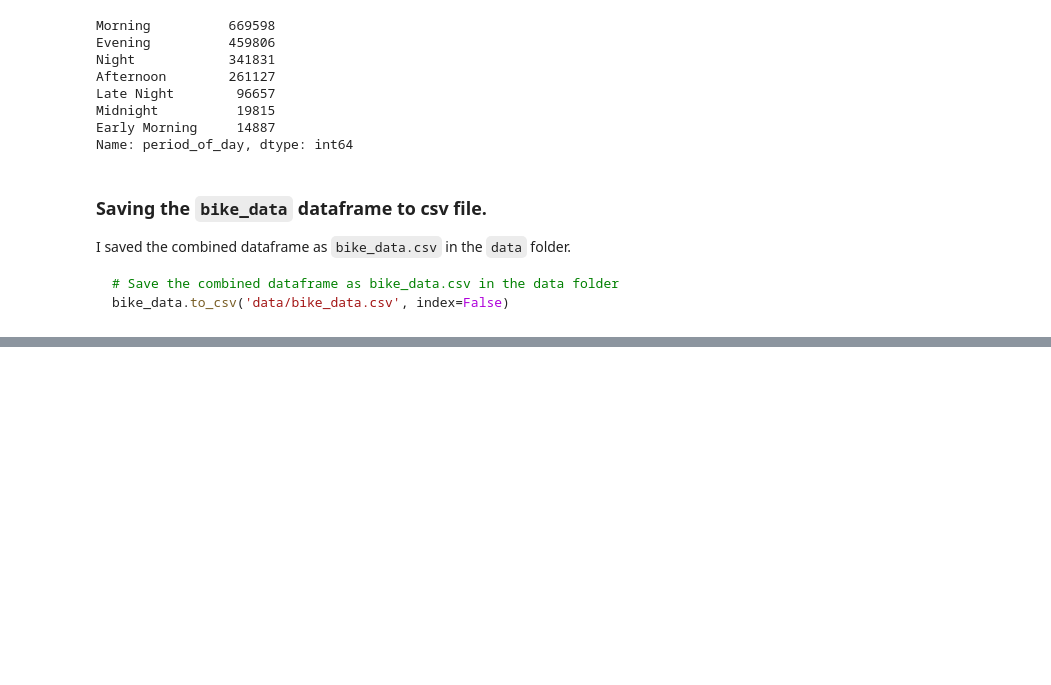
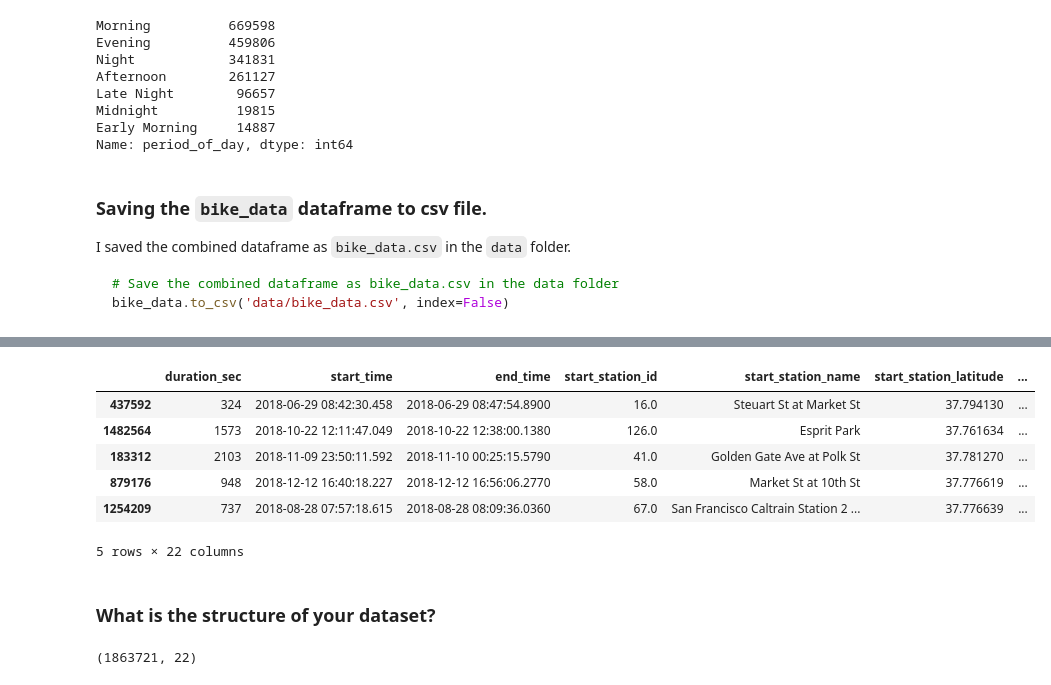
Before and after one commit to kisyular/data-visualization-project, a Jupyter notebook: Part_I_exploration.ipynb, the cells around one changed output, grey strips where cells are left out. Cells and saved outputs as stored; diff of their text form; code cells hidden in the pictures; blank space fills up the shorter version.

```diff
--- a/Part_I_exploration.ipynb
+++ b/Part_I_exploration.ipynb
@@ -284,0 +288,19 @@ bike_data.to_csv('data/bike_data.csv', index=False)
+# %%
+# Read the bike_data.csv file into a dataframe
+combined_bike_data = pd.read_csv('data/bike_data.csv')
+combined_bike_data.sample(5)
+# %% [output]
+|  | duration_sec | start_time | end_time | start_station_id | start_station_name | start_station_latitude | ... |
+| 437592 | 324 | 2018-06-29 08:42:30.458 | 2018-06-29 08:47:54.8900 | 16.0 | Steuart St at Market St | 37.794130 | ... |
+| 1482564 | 1573 | 2018-10-22 12:11:47.049 | 2018-10-22 12:38:00.1380 | 126.0 | Esprit Park | 37.761634 | ... |
+| 183312 | 2103 | 2018-11-09 23:50:11.592 | 2018-11-10 00:25:15.5790 | 41.0 | Golden Gate Ave at Polk St | 37.781270 | ... |
+| 879176 | 948 | 2018-12-12 16:40:18.227 | 2018-12-12 16:56:06.2770 | 58.0 | Market St at 10th St | 37.776619 | ... |
+| 1254209 | 737 | 2018-08-28 07:57:18.615 | 2018-08-28 08:09:36.0360 | 67.0 | San Francisco Caltrain Station 2 ... | 37.776639 | ... |
+5 rows × 22 columns
+# %% [markdown]
+### What is the structure of your dataset?
+# %%
+# Check the shape of the data
+combined_bike_data.shape
+# %% [output]
+(1863721, 22)
```
Also changed, not shown: parts of 7 cells of this notebook.
